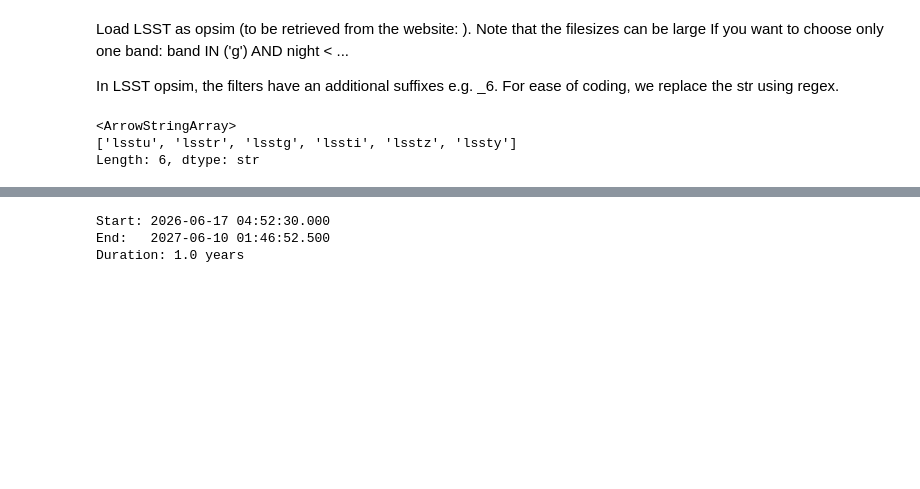
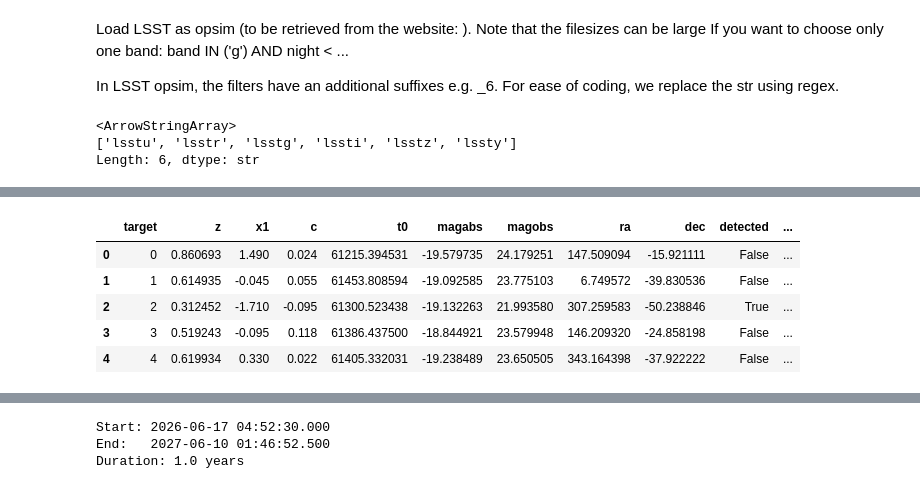
Before and after one commit to krissylla/TransientSimulation, a Jupyter notebook: skysurvey_detections.ipynb, the cells around one changed output, grey strips where cells are left out. Saved outputs shown, nothing was run; the diff lists cells and outputs as text; code cells hidden in the pictures; blank space fills up the shorter version.

```diff
--- a/skysurvey_detections.ipynb
+++ b/skysurvey_detections.ipynb
@@ -58,0 +79,36 @@ pd.read_parquet("results/detected_000.parquet")
+# %%
+# combine all parquets into one big parquet (about 200 MB for 5.7 million SNIa)
+from pathlib import Path
+import pandas as pd
+import numpy as np
+
+files = sorted(Path("results").glob("detected_*.parquet"))
+dfs = [pd.read_parquet(f) for f in files]
+
+combined = pd.concat(dfs, ignore_index=True)
+
+# If your batch job already created a unique target field:
+if "target_global" in combined.columns:
+    combined["target"] = combined["target_global"]
+
+# Otherwise, force a new unique index:
+else:
+    combined = combined.reset_index(drop=True)
+    combined["target"] = np.arange(len(combined))
+
+# Optional: keep old target as a separate column
+# combined["old_target"] = combined["target"]
+
+combined.to_parquet(
+    "results/combined_detected.parquet",
+    engine="pyarrow",
+    compression="zstd",
+    index=False
+)
+# %% [output]
+|  | target | z | x1 | c | t0 | magabs | magobs | ra | dec | detected | ... |
+| 0 | 0 | 0.860693 | 1.490 | 0.024 | 61215.394531 | -19.579735 | 24.179251 | 147.509094 | -15.921111 | False | ... |
+| 1 | 1 | 0.614935 | -0.045 | 0.055 | 61453.808594 | -19.092585 | 23.775103 | 6.749572 | -39.830536 | False | ... |
+| 2 | 2 | 0.312452 | -1.710 | -0.095 | 61300.523438 | -19.132263 | 21.993580 | 307.259583 | -50.238846 | True | ... |
+| 3 | 3 | 0.519243 | -0.095 | 0.118 | 61386.437500 | -18.844921 | 23.579948 | 146.209320 | -24.858198 | False | ... |
+| 4 | 4 | 0.619934 | 0.330 | 0.022 | 61405.332031 | -19.238489 | 23.650505 | 343.164398 | -37.922222 | False | ... |
```
Also changed, not shown: parts of 11 cells of this notebook, 1 other file.
